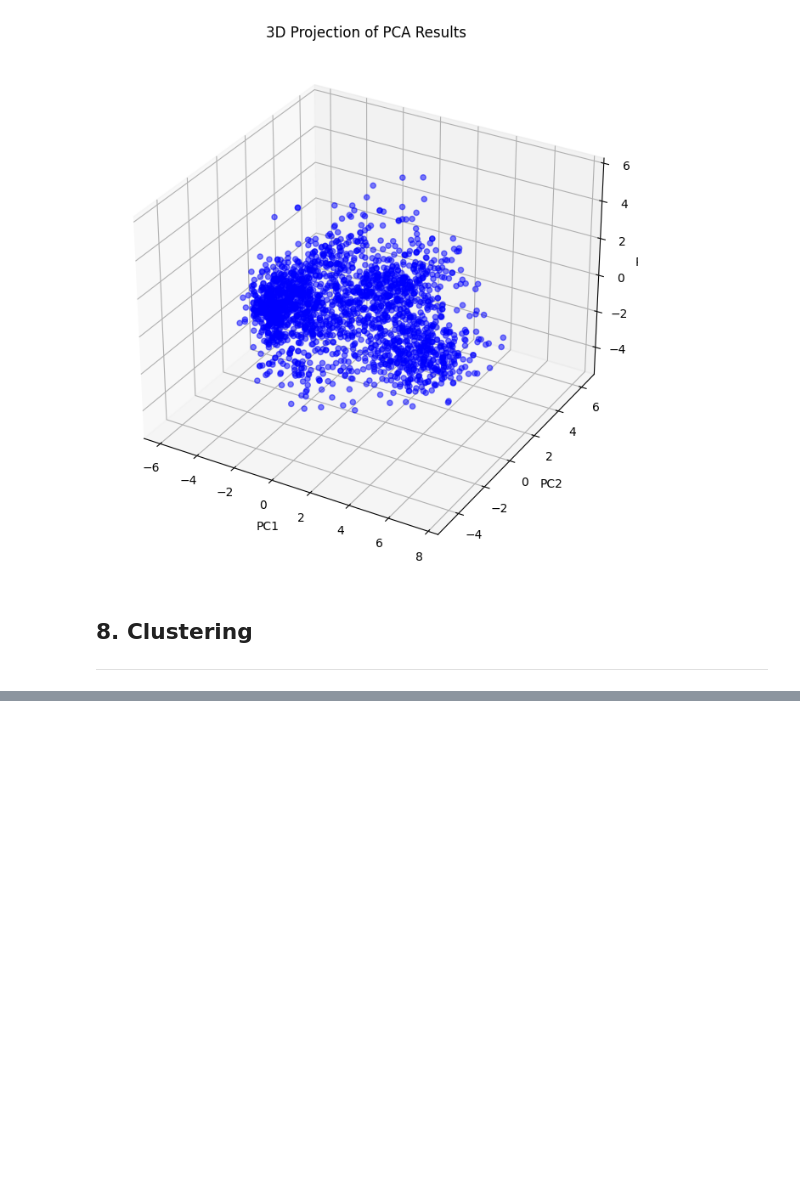
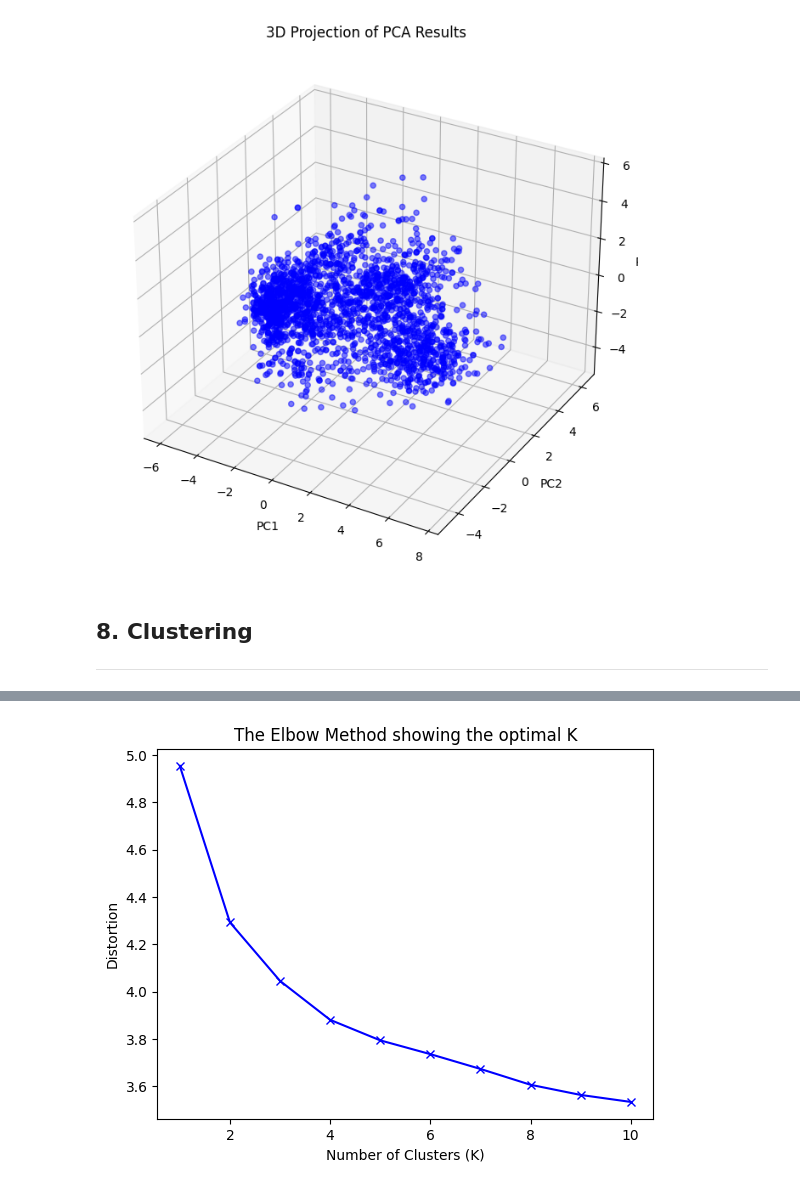
Before and after one commit to kostasalex/Customer-Personality-Analysis, a Jupyter notebook: Data_Mining_hw1.ipynb, the cells around one changed output, grey strips where cells are left out. Drawn from its saved outputs; the diff is of its cells as text; code cells hidden in the pictures; blank space fills up the shorter version.

Commit message:
feat: implement  Clustering for question 8
- Need improvements
- Used Elbow to determine the number of clusters
- Cluster  K-means and Agglomerative for clustering

```diff
--- a/Data_Mining_hw1.ipynb
+++ b/Data_Mining_hw1.ipynb
@@ -596,0 +600,21 @@ plt.show()
+# %%
+from sklearn.cluster import KMeans
+from sklearn.cluster import AgglomerativeClustering
+import matplotlib.pyplot as plt
+from scipy.spatial.distance import cdist
+import numpy as np
+
+distortions = []
+K = range(1, 11)
+for k in K:
+    kmeanModel = KMeans(n_clusters=k, n_init=10).fit(df_num)
+    kmeanModel.fit(df_num)
+    distortions.append(sum(np.min(cdist(df_num, kmeanModel.cluster_centers_, 'euclidean'), axis=1)) / df_num.shape[0])
+
+plt.plot(K, distortions, 'bx-')
+plt.xlabel('Number of Clusters (K)')
+plt.ylabel('Distortion')
+plt.title('The Elbow Method showing the optimal K')
+plt.show()
+# %% [output]
+[figure, added]
```
Also changed, not shown: parts of 6 cells of this notebook.
